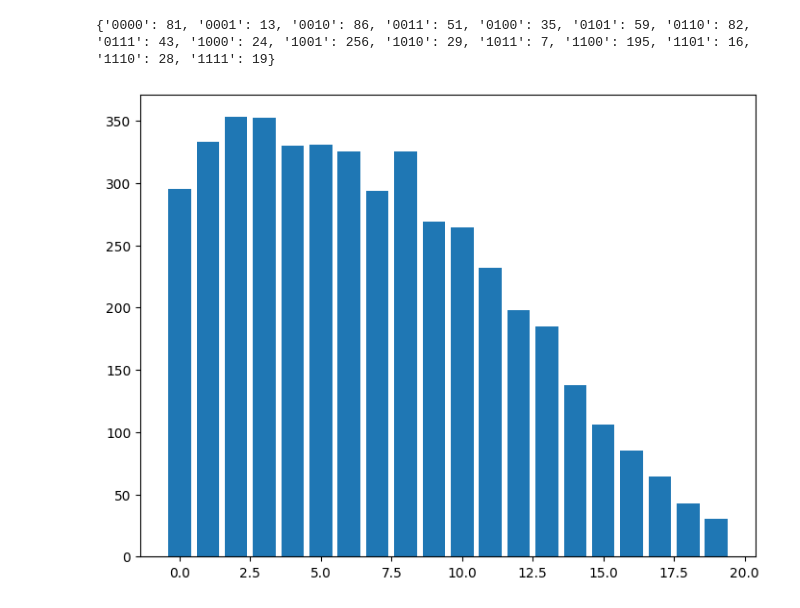
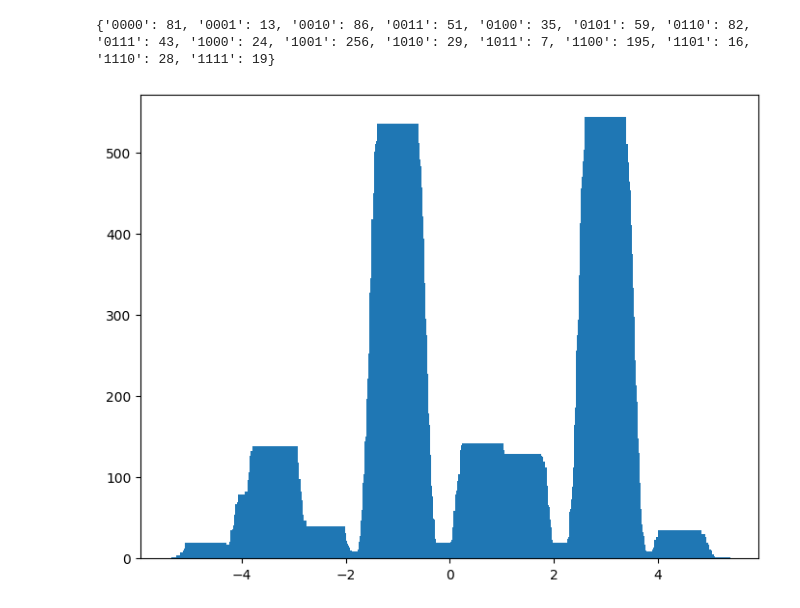
Before and after one commit to constantlyPlanck/2QubitRodeo, a Jupyter notebook: 2Qubit.ipynb, the cells around one changed output. Drawn from its saved outputs; the diff is of its cells as text; code cells hidden in the pictures.

```diff
--- a/2Qubit.ipynb
+++ b/2Qubit.ipynb
@@ -131,9 +133,11 @@ t1 = np.random.normal(0, 5)
 t2 = np.random.normal(0, 5)
 t3 = np.random.normal(0, 5)
 t4 = np.random.normal(0, 5)
+t5 = np.random.normal(0, 5)
 
 t1
 t2
 t3
 t4
+t5
 # %% [output]
@@ -267,10 +355,15 @@ print(job.result().get_counts())
 # %% [output]
 {'0000': 81, '0001': 13, '0010': 86, '0011': 51, '0100': 35, '0101': 59, '0110': 82, '0111': 43, '1000': 24, '1001': 256, '1010': 29, '1011': 7, '1100': 195, '1101': 16, '1110': 28, '1111': 19}
 # %%
+def make_x_axis(x):
+    return x/100 - 5
+
+range_x_axis = np.vectorize(make_x_axis)
+
 fig2 = plt.figure()
 ax2 = fig2.add_axes([0,0,1,1])
-range2 = Range(20)
+range2 = range_x_axis(Range(1000))
 ax2.bar(range2, specSuccess4)
 plt.show()
 # %% [output]
-[figure, old version]
+[figure, new version]
```
Also changed, not shown: parts of 8 cells of this notebook.
